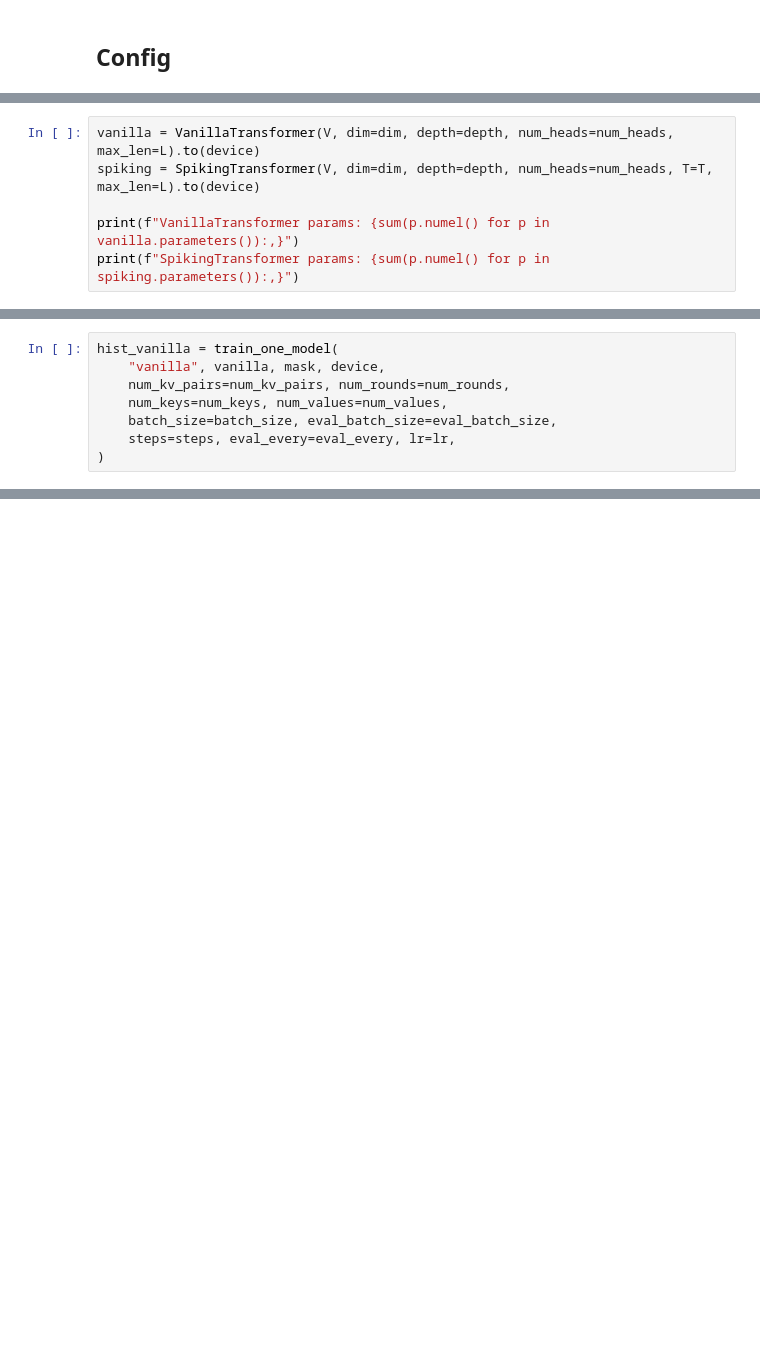
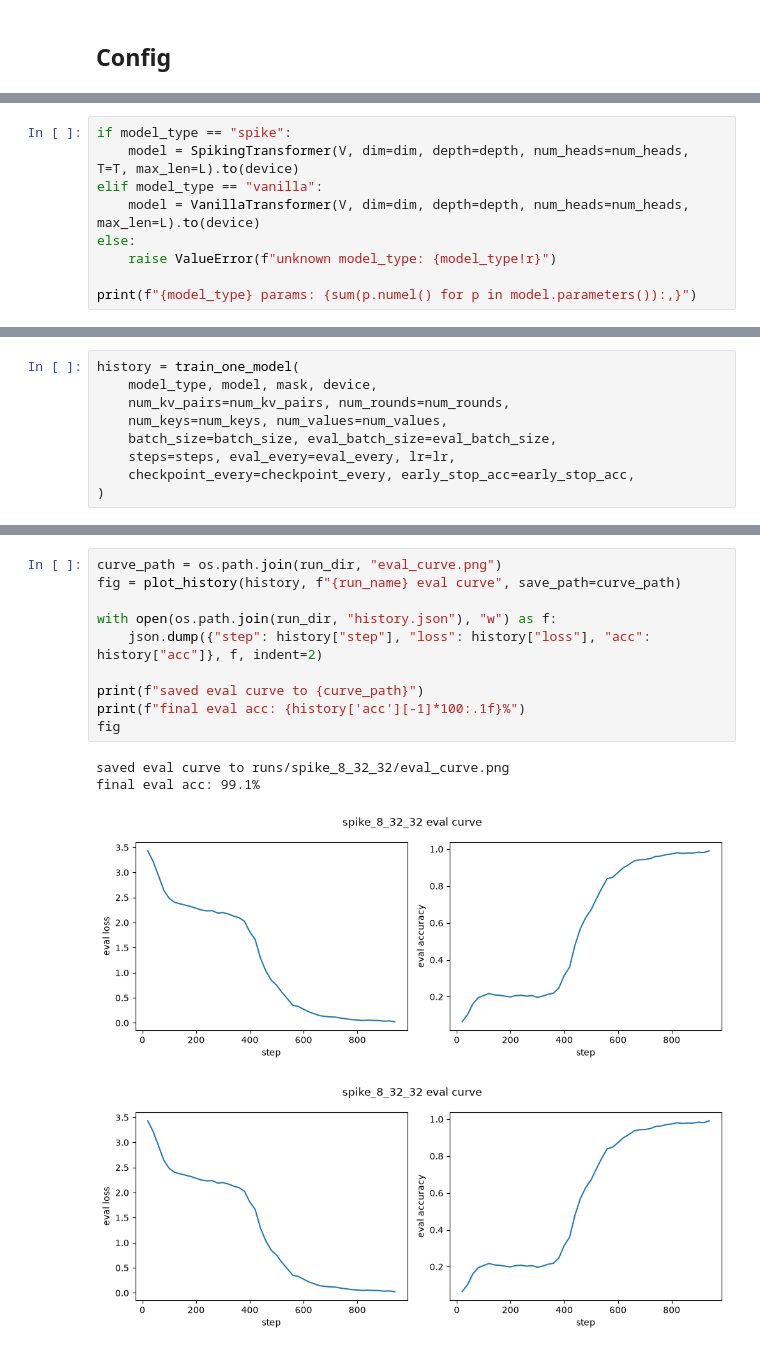
Before and after one commit to weichang0307/Spikformer, a Jupyter notebook: train.ipynb, the cells around one changed output, grey strips where cells are left out. Saved outputs shown, nothing was run; the diff lists cells and outputs as text; blank space fills up the shorter version.

```diff
--- a/train.ipynb
+++ b/train.ipynb
@@ -55,7 +60,10 @@ device=mps, vocab_size=64, seq_len=32, num_kv_pairs=8, num_rounds=2
 # %%
-vanilla = VanillaTransformer(V, dim=dim, depth=depth, num_heads=num_heads, max_len=L).to(device)
-spiking = SpikingTransformer(V, dim=dim, depth=depth, num_heads=num_heads, T=T, max_len=L).to(device)
+if model_type == "spike":
+    model = SpikingTransformer(V, dim=dim, depth=depth, num_heads=num_heads, T=T, max_len=L).to(device)
+elif model_type == "vanilla":
+    model = VanillaTransformer(V, dim=dim, depth=depth, num_heads=num_heads, max_len=L).to(device)
+else:
+    raise ValueError(f"unknown model_type: {model_type!r}")
 
-print(f"VanillaTransformer params: {sum(p.numel() for p in vanilla.parameters()):,}")
-print(f"SpikingTransformer params: {sum(p.numel() for p in spiking.parameters()):,}")
+print(f"{model_type} params: {sum(p.numel() for p in model.parameters()):,}")
 # %% [output]
@@ -68,9 +75,10 @@ Uses `train_one_model` from `train.py` for both models.
 # %%
-hist_vanilla = train_one_model(
-    "vanilla", vanilla, mask, device,
+history = train_one_model(
+    model_type, model, mask, device,
     num_kv_pairs=num_kv_pairs, num_rounds=num_rounds,
     num_keys=num_keys, num_values=num_values,
     batch_size=batch_size, eval_batch_size=eval_batch_size,
     steps=steps, eval_every=eval_every, lr=lr,
+    checkpoint_every=checkpoint_every, early_stop_acc=early_stop_acc,
 )
 # %% [output]
@@ -181,0 +122,15 @@ round 2: 19->45, 1->61, 12->56, 15->34, 28->32, 17->55, 3->32, 0->63
+# %%
+curve_path = os.path.join(run_dir, "eval_curve.png")
+fig = plot_history(history, f"{run_name} eval curve", save_path=curve_path)
+
+with open(os.path.join(run_dir, "history.json"), "w") as f:
+    json.dump({"step": history["step"], "loss": history["loss"], "acc": history["acc"]}, f, indent=2)
+
+print(f"saved eval curve to {curve_path}")
+print(f"final eval acc: {history['acc'][-1]*100:.1f}%")
+fig
+# %% [output]
+saved eval curve to runs/spike_8_32_32/eval_curve.png
+final eval acc: 99.1%
+[figure, added]
+[figure, added]
```
Also changed, not shown: parts of 18 cells of this notebook, 4 other files.
